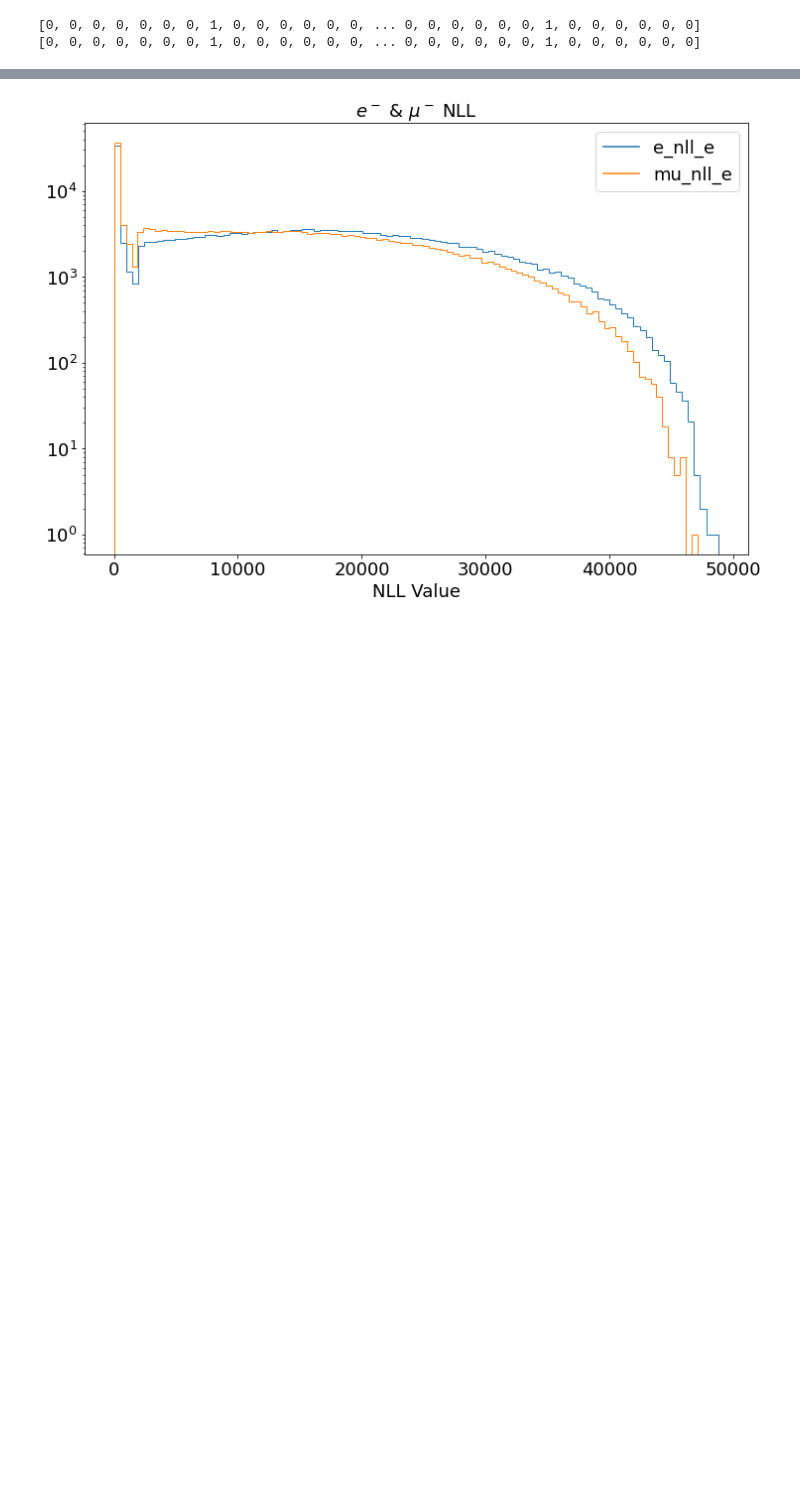
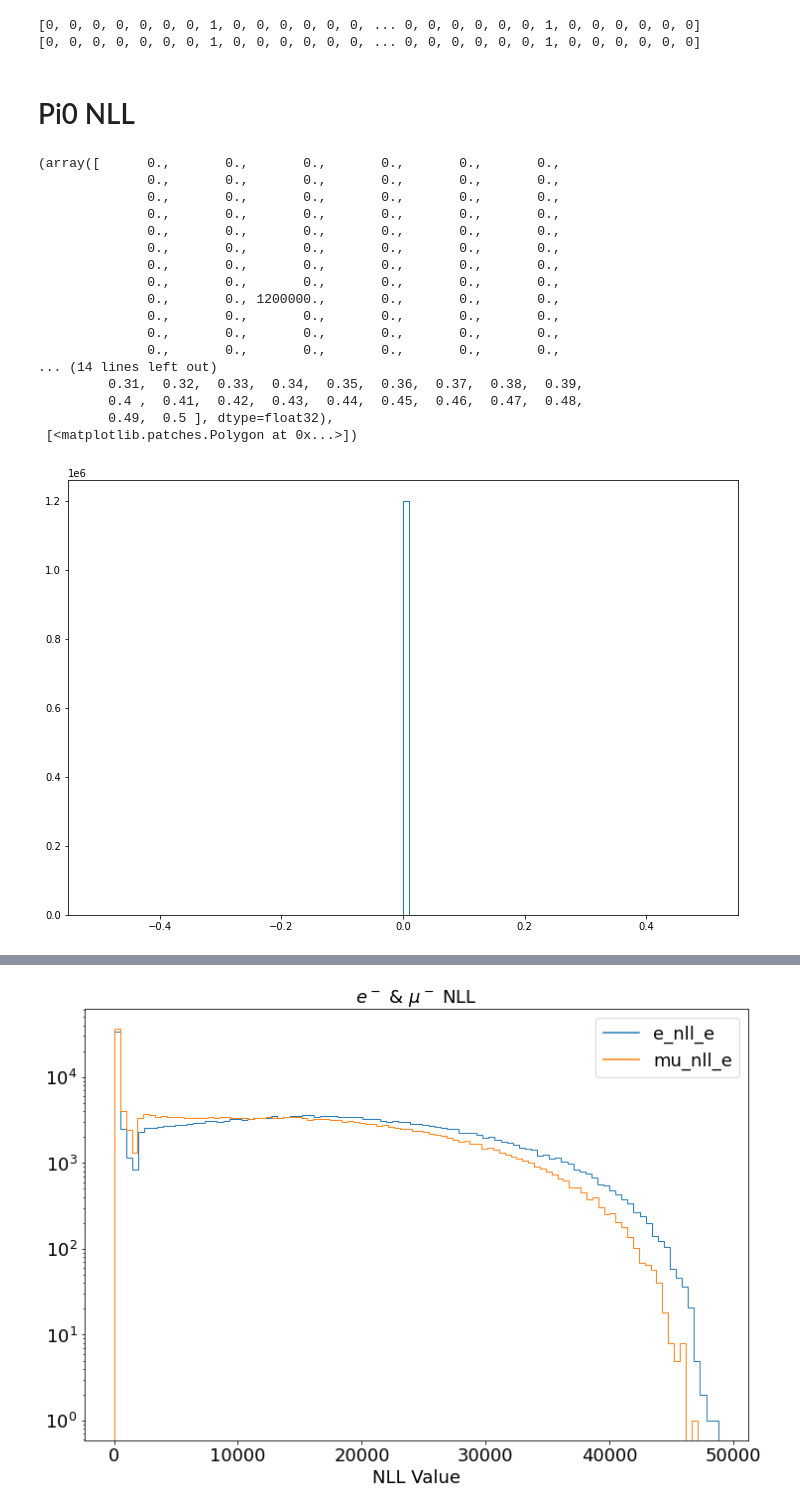
Before and after one commit to Joanna-Gao/WatChMaL_analysis, a Jupyter notebook: fitqun_comparison/2. fitqun_cut_generation.ipynb, the cells around one changed output, grey strips where cells are left out. Drawn from its saved outputs; the diff is of its cells as text; code cells hidden in the pictures; blank space fills up the shorter version.

```diff
--- a/fitqun_comparison/2. fitqun_cut_generation.ipynb
+++ b/fitqun_comparison/2. fitqun_cut_generation.ipynb
@@ -44,4 +45,32 @@ print(e_flag[:, 0, 2])
 # %% [output]
 [0, 0, 0, 0, 0, 0, 0, 1, 0, 0, 0, 0, 0, 0, ... 0, 0, 0, 0, 0, 0, 1, 0, 0, 0, 0, 0, 0]
 [0, 0, 0, 0, 0, 0, 0, 1, 0, 0, 0, 0, 0, 0, ... 0, 0, 0, 0, 0, 0, 1, 0, 0, 0, 0, 0, 0]
+# %% [markdown]
+# Pi0 NLL
+# %%
+e_pi0nll = np.array(e_data['fqpi0nll'].array()[:,1])/1e4
+pi0_pi0nll = np.array(pi0_data['fqpi0nll'].array()[:,1])/1e4
+# %%
+fig, ax = plt.subplots(1,1,figsize=(12,8))
+# ax.hist(e_pi0nll, bins=100, label='e_pi0_nll', histtype='step', log=True)
+ax.hist(pi0_pi0nll, bins=100, label='pi0_pi_nll', histtype='step')
+# %% [output]
+(array([      0.,       0.,       0.,       0.,       0.,       0.,
+              0.,       0.,       0.,       0.,       0.,       0.,
+              0.,       0.,       0.,       0.,       0.,       0.,
+              0.,       0.,       0.,       0.,       0.,       0.,
+              0.,       0.,       0.,       0.,       0.,       0.,
+              0.,       0.,       0.,       0.,       0.,       0.,
+              0.,       0.,       0.,       0.,       0.,       0.,
+              0.,       0.,       0.,       0.,       0.,       0.,
+              0.,       0., 1200000.,       0.,       0.,       0.,
+              0.,       0.,       0.,       0.,       0.,       0.,
+              0.,       0.,       0.,       0.,       0.,       0.,
+              0.,       0.,       0.,       0.,       0.,       0.,
+... (14 lines left out)
+         0.31,  0.32,  0.33,  0.34,  0.35,  0.36,  0.37,  0.38,  0.39,
+         0.4 ,  0.41,  0.42,  0.43,  0.44,  0.45,  0.46,  0.47,  0.48,
+         0.49,  0.5 ], dtype=float32),
+ [<matplotlib.patches.Polygon at 0x...>])
+[figure, added]
 # %% [markdown]
```
Also changed, not shown: parts of 10 cells of this notebook, 2 other files.
